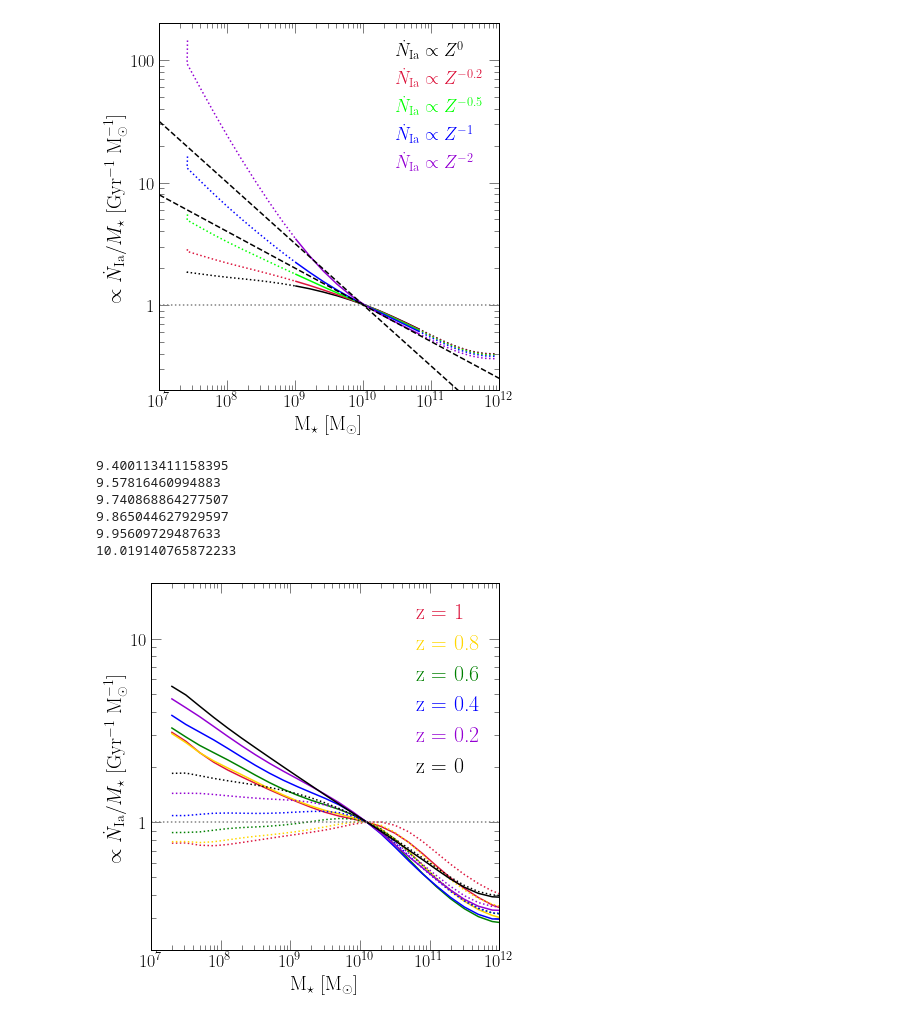
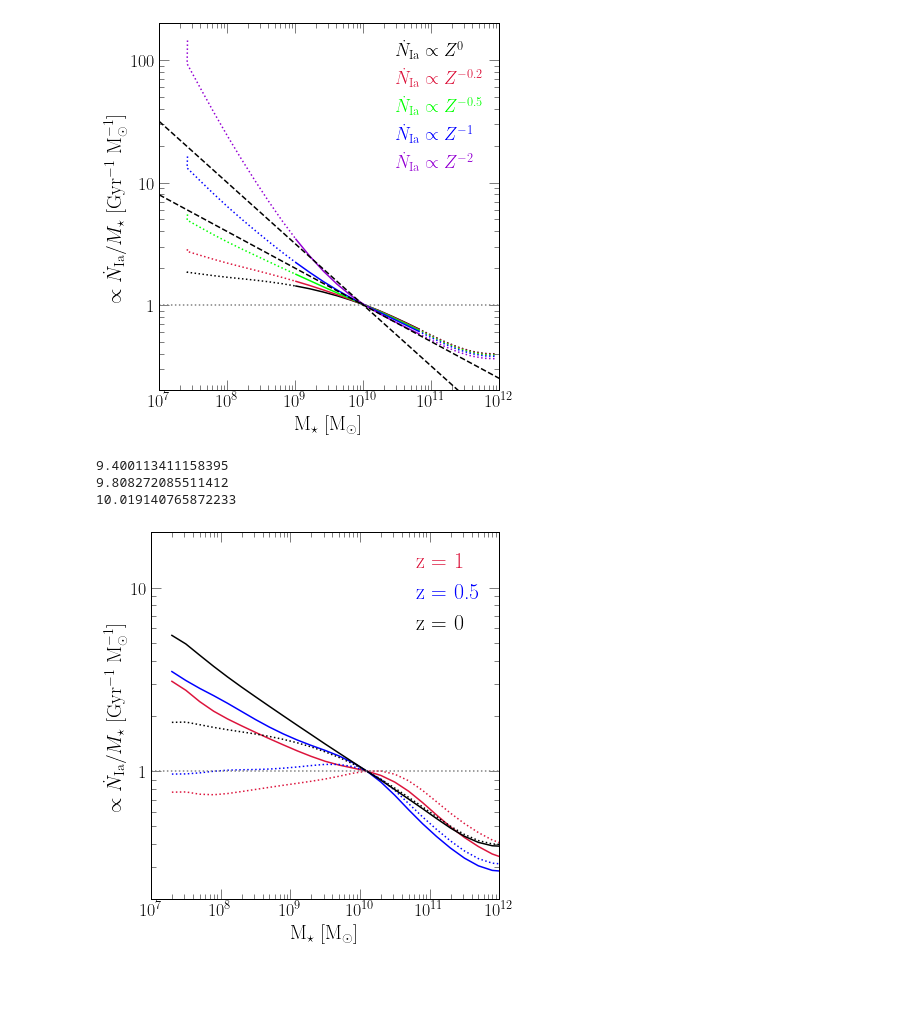
Before and after one commit to giganano/iarates, a Jupyter notebook: notebooks/umachine.ipynb, the cells around one changed output. Drawn from its saved outputs; the diff is of its cells as text; code cells hidden in the pictures; blank space fills up the shorter version.

```diff
--- a/notebooks/umachine.ipynb
+++ b/notebooks/umachine.ipynb
@@ -176,7 +190,8 @@ for i in range(len(zscalings)):
         kwargs = {
             "Z": 0.014 * 10**zahid2014(allmasses[j], 0.),
             "Zscaling_plaw_index": zscalings[i],
-            "z": 0.
+            "z": 0.,
+#             "dtd": exponential
         }
         ria, mstar = relative_ia_rate(umachine_masses[j], **kwargs)
         yvals.append(ria / mstar)
@@ -220,10 +235,10 @@ yvals = [(_ / 10**10.)**-0.3 for _ in xvals]
 ax.plot(xvals, yvals, **kwargs)
 
 plt.tight_layout()
-for ext in ["pdf", "jpeg"]:
-    kwargs = {}
-    if ext == "jpeg": kwargs["dpi"] = 200
-    plt.savefig("umachine_iarate_zahid_z0p0.%s" % (ext), **kwargs)
+# for ext in ["pdf", "jpeg"]:
+#     kwargs = {}
+#     if ext == "jpeg": kwargs["dpi"] = 200
+#     plt.savefig("umachine_iarate_zahid_z0p0.%s" % (ext), **kwargs)
 plt.show()
 # %% [output]
 [figure]
@@ -238,13 +253,15 @@ ax.yaxis.set_major_formatter(fsf("%g"))
 ax.set_xlim([10**7, 10**12])
 ax.set_ylim([0.2, 20])
 
-redshifts = [0, 0.2, 0.4, 0.6, 0.8, 1][::-1]
+# redshifts = [0, 0.2, 0.4, 0.6, 0.8, 1][::-1]
+redshifts = [1, 0.5, 0]
 colors = {
     0: "black",
-    0.2: "darkviolet",
-    0.4: "blue",
-    0.6: "green",
-    0.8: "gold",
+#     0.2: "darkviolet",
+#     0.4: "blue",
+#     0.6: "green",
+#     0.8: "gold",
+    0.5: "blue",
     1: "crimson"
 }
 # redshifts = [0, 0.05, 0.1, 0.15, 0.2, 0.25][::-1]
@@ -264,7 +281,8 @@ for z in redshifts:
         kwargs = {
             "Z": 0.014 * 10**zahid2014(allmasses[j], z),
             "Zscaling_plaw_index": -0.5,
-            "z": z
+            "z": z,
+#             "dtd": exponential
         }
         ria, mstar = relative_ia_rate(umachine_masses[j], **kwargs)
         if j == idx: print(np.log10(mstar))
@@ -282,40 +300,38 @@ for z in redshifts:
         kwargs = {
             "Z": 0.014 * 10**zahid2014(allmasses[j], z),
             "Zscaling_plaw_index": 0,
-            "z": z
+            "z": z,
+#             "dtd": exponential
         }
         ria, mstar = relative_ia_rate(umachine_masses[j], **kwargs)
         yvals.append(ria / mstar)
     idx = umachine_masses.index(10.1)
     pre = 1 / yvals[idx]
     yvals = [pre * _ for _ in yvals]
     kwargs = {
         "c": named_colors()[colors[z]],
         "linestyle": ":"
     }
     ax.plot(allmasses, yvals, **kwargs)
 
 kwargs = {
     "loc": mpl_loc("upper right"),
     "handlelength": 0,
     "fontsize": 22
 }
 leg = ax.legend(**kwargs)
 fancy_legend(leg, [colors[z] for z in redshifts])
 
 ax.axhline(1, c = named_colors()["grey"], linestyle = ':')
 
 plt.tight_layout()
-for ext in ["pdf", "jpeg"]:
-    kwargs = {}
-    if ext == "jpeg": kwargs["dpi"] = 200
-    plt.savefig("umachine_iarate_zahid_redshiftevol.%s" % (ext), **kwargs)
+# for ext in ["pdf", "jpeg"]:
+#     kwargs = {}
+#     if ext == "jpeg": kwargs["dpi"] = 200
+#     plt.savefig("umachine_iarate_zahid_redshiftevol.%s" % (ext), **kwargs)
 plt.show()
 # %% [output]
 9.400113411158395
-9.57816460994883
-9.740868864277507
-9.865044627929597
-9.95609729487633
+9.808272085511412
 10.019140765872233
-[figure, old version]
+[figure, new version]
```
Also changed, not shown: parts of 6 cells of this notebook, 4 other files.
